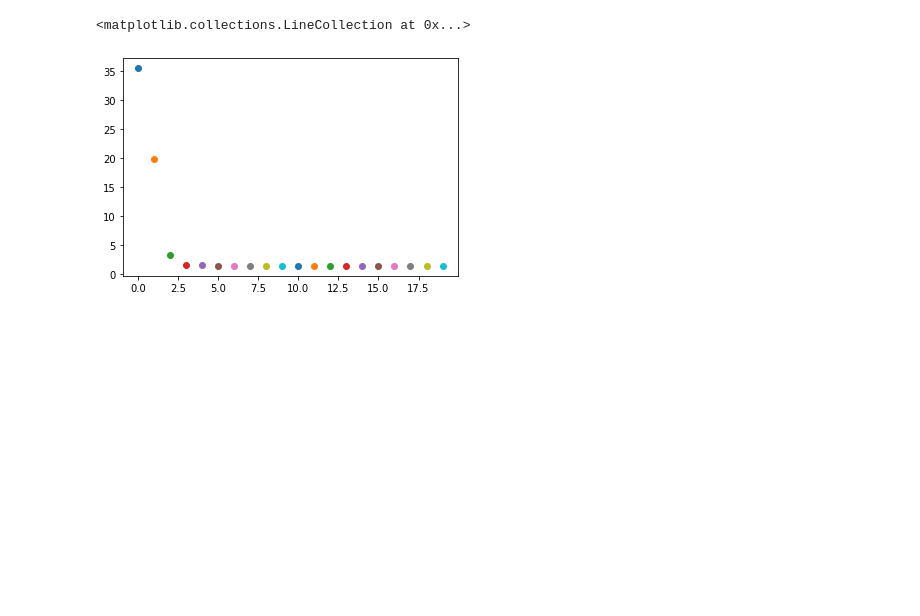
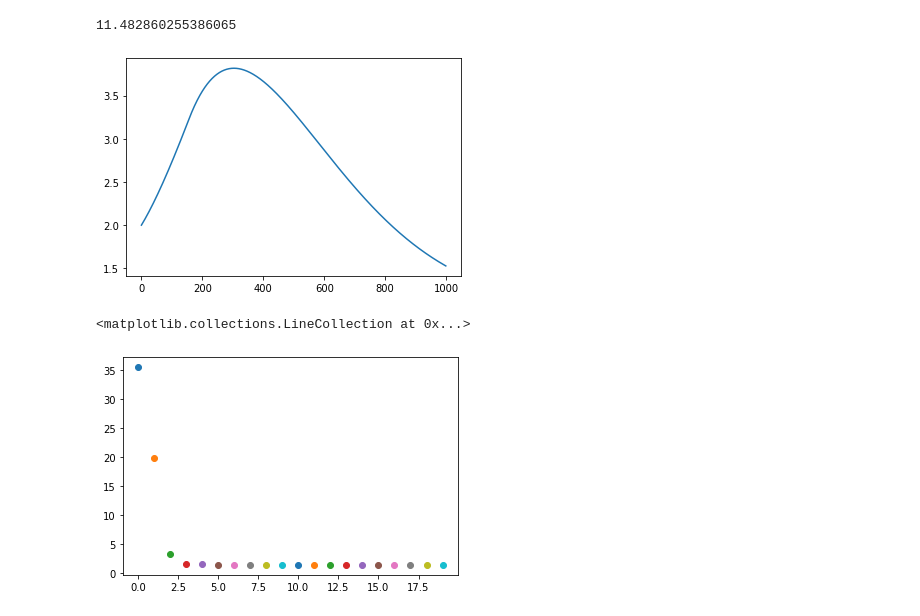
Before and after one commit to anirudhssundar/optimal_control, a Jupyter notebook: 6553_Project.ipynb, the cells around one changed output. Cells and saved outputs as stored; diff of their text form; code cells hidden in the pictures; blank space fills up the shorter version.

```diff
--- a/6553_Project.ipynb
+++ b/6553_Project.ipynb
@@ -164 +163,13 @@ NameError: ignored
+# %%
+# u = np.array(500*[2]+500*[1])
+x1 = get_trajectory_x1(u, x1_0,dt)
+x2 = get_trajectory_x2(x1, x2_0, dt)
+p1,p2 = get_p(x1,x2,r,dt)
+# %%
+plt.plot(x2)
+print(J(x2,r,dt))
+# t_new
+# %% [output]
+11.482860255386065
+[figure, added]
 # %%
```
Also changed, not shown: parts of 20 cells of this notebook.
